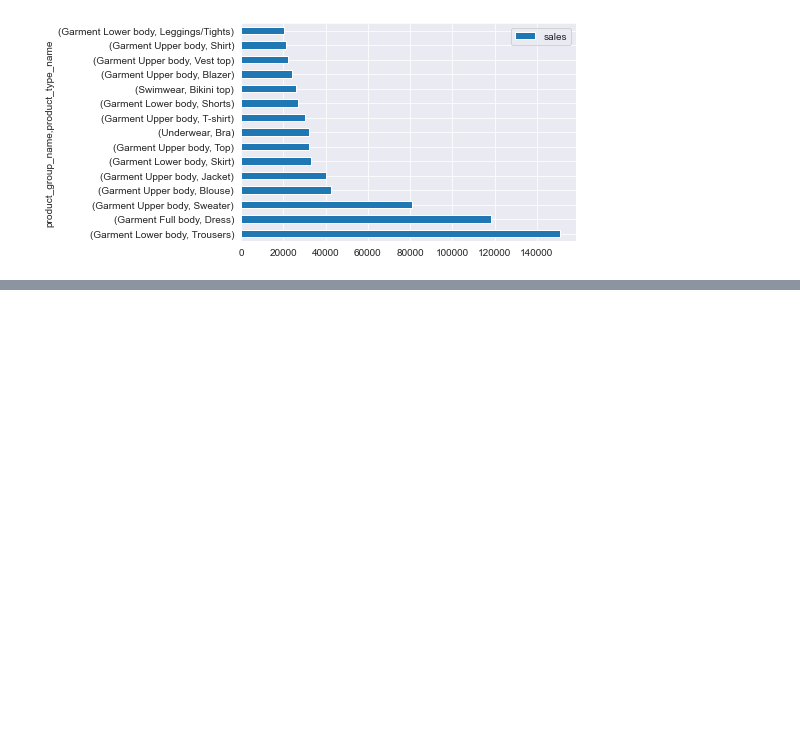
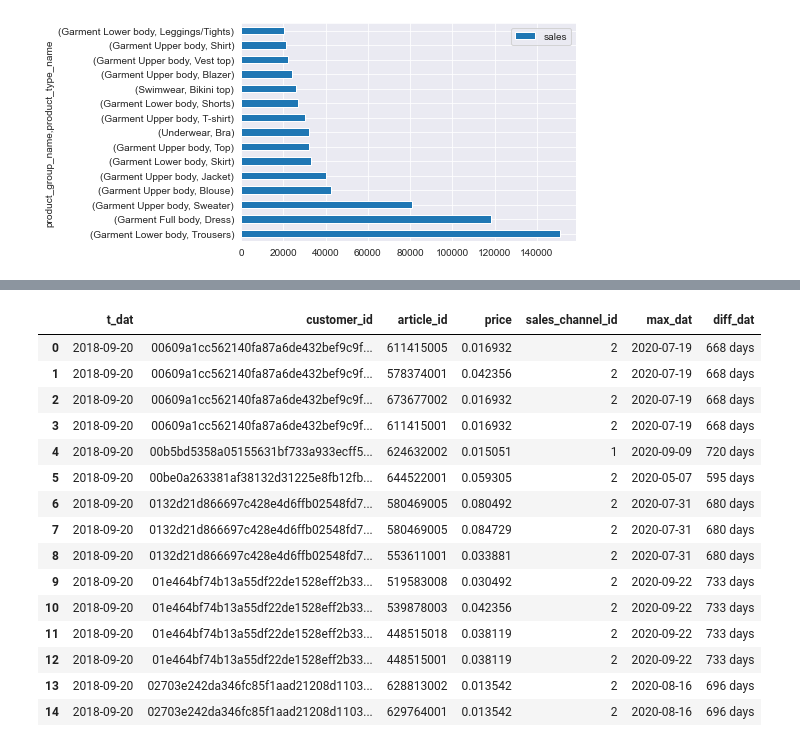
Before and after one commit to HirotaYusuke/h-and-m-personalized-fashion-recommendations, a Jupyter notebook: EDA_hirota.ipynb, the cells around one changed output, grey strips where cells are left out. Cells and saved outputs as stored; diff of their text form; code cells hidden in the pictures; blank space fills up the shorter version.

```diff
--- a/EDA_hirota.ipynb
+++ b/EDA_hirota.ipynb
@@ -556,0 +596,6 @@ group_sales.sort_values('sales', ascending=False).head(15).plot.barh()
+# %%
+transaction_reordered = transactions.loc[filter]
+# %%
+t_dat_max = transaction_reordered.groupby('customer_id').t_dat.max().reset_index()
+t_dat_max.columns = ['customer_id', 'max_dat']
+t_dat_max.head()
@@ -556,0 +609,8 @@ group_sales.sort_values('sales', ascending=False).head(15).plot.barh()
+# %%
+transaction_reordered = transaction_reordered.merge(
+    t_dat_max,
+    on=['customer_id'],
+    how='left'
+)
+
+transaction_reordered.head()
@@ -556,0 +624,23 @@ group_sales.sort_values('sales', ascending=False).head(15).plot.barh()
+# %%
+transaction_reordered['t_dat'] = pd.to_datetime(transaction_reordered['t_dat'])
+transaction_reordered['max_dat'] = pd.to_datetime(transaction_reordered['max_dat'])
+# %%
+transaction_reordered['diff_dat'] = (transaction_reordered.max_dat - transaction_reordered.t_dat)
+transaction_reordered.head(15)
+# %% [output]
+|  | t_dat | customer_id | article_id | price | sales_channel_id | max_dat | diff_dat |
+| 0 | 2018-09-20 | 00609a1cc562140fa87a6de432bef9c9f... | 611415005 | 0.016932 | 2 | 2020-07-19 | 668 days |
+| 1 | 2018-09-20 | 00609a1cc562140fa87a6de432bef9c9f... | 578374001 | 0.042356 | 2 | 2020-07-19 | 668 days |
+| 2 | 2018-09-20 | 00609a1cc562140fa87a6de432bef9c9f... | 673677002 | 0.016932 | 2 | 2020-07-19 | 668 days |
+| 3 | 2018-09-20 | 00609a1cc562140fa87a6de432bef9c9f... | 611415001 | 0.016932 | 2 | 2020-07-19 | 668 days |
+| 4 | 2018-09-20 | 00b5bd5358a05155631bf733a933ecff5... | 624632002 | 0.015051 | 1 | 2020-09-09 | 720 days |
+| 5 | 2018-09-20 | 00be0a263381af38132d31225e8fb12fb... | 644522001 | 0.059305 | 2 | 2020-05-07 | 595 days |
+| 6 | 2018-09-20 | 0132d21d866697c428e4d6ffb02548fd7... | 580469005 | 0.080492 | 2 | 2020-07-31 | 680 days |
+| 7 | 2018-09-20 | 0132d21d866697c428e4d6ffb02548fd7... | 580469005 | 0.084729 | 2 | 2020-07-31 | 680 days |
+| 8 | 2018-09-20 | 0132d21d866697c428e4d6ffb02548fd7... | 553611001 | 0.033881 | 2 | 2020-07-31 | 680 days |
+| 9 | 2018-09-20 | 01e464bf74b13a55df22de1528eff2b33... | 519583008 | 0.030492 | 2 | 2020-09-22 | 733 days |
+| 10 | 2018-09-20 | 01e464bf74b13a55df22de1528eff2b33... | 539878003 | 0.042356 | 2 | 2020-09-22 | 733 days |
+| 11 | 2018-09-20 | 01e464bf74b13a55df22de1528eff2b33... | 448515018 | 0.038119 | 2 | 2020-09-22 | 733 days |
+| 12 | 2018-09-20 | 01e464bf74b13a55df22de1528eff2b33... | 448515001 | 0.038119 | 2 | 2020-09-22 | 733 days |
+| 13 | 2018-09-20 | 02703e242da346fc85f1aad21208d1103... | 628813002 | 0.013542 | 2 | 2020-08-16 | 696 days |
+| 14 | 2018-09-20 | 02703e242da346fc85f1aad21208d1103... | 629764001 | 0.013542 | 2 | 2020-08-16 | 696 days |
```
Also changed, not shown: parts of 13 cells of this notebook.
